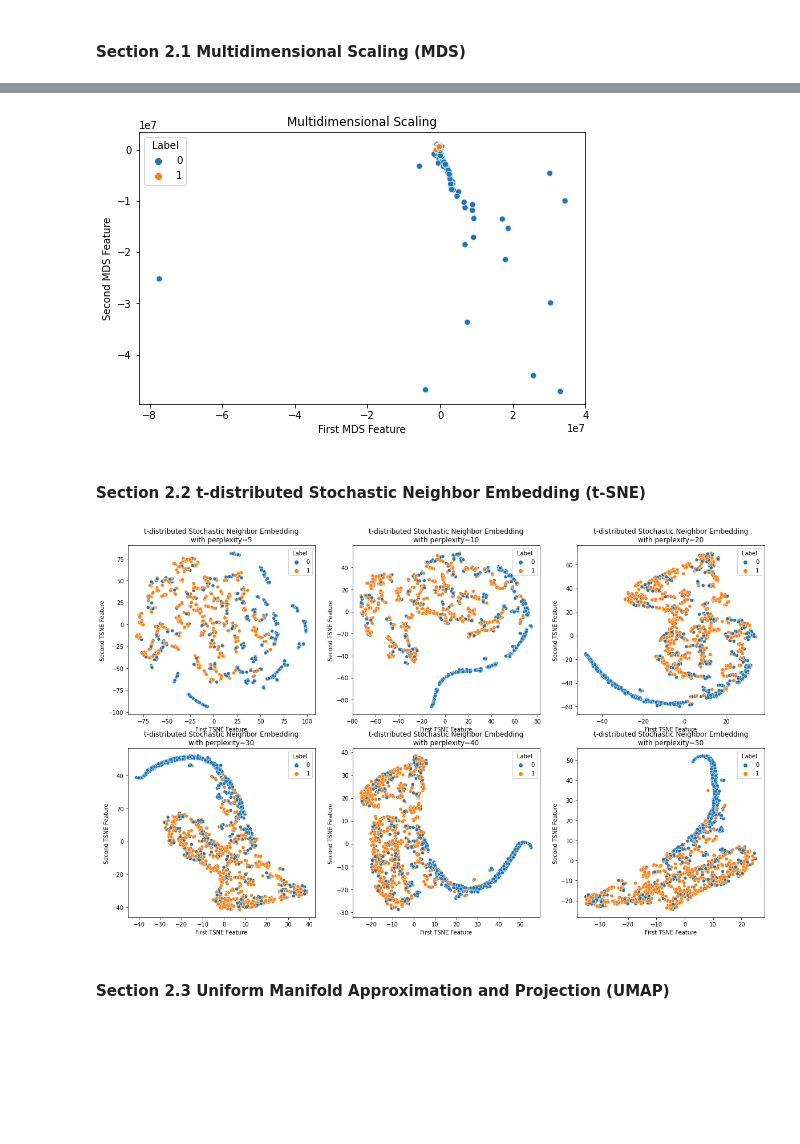
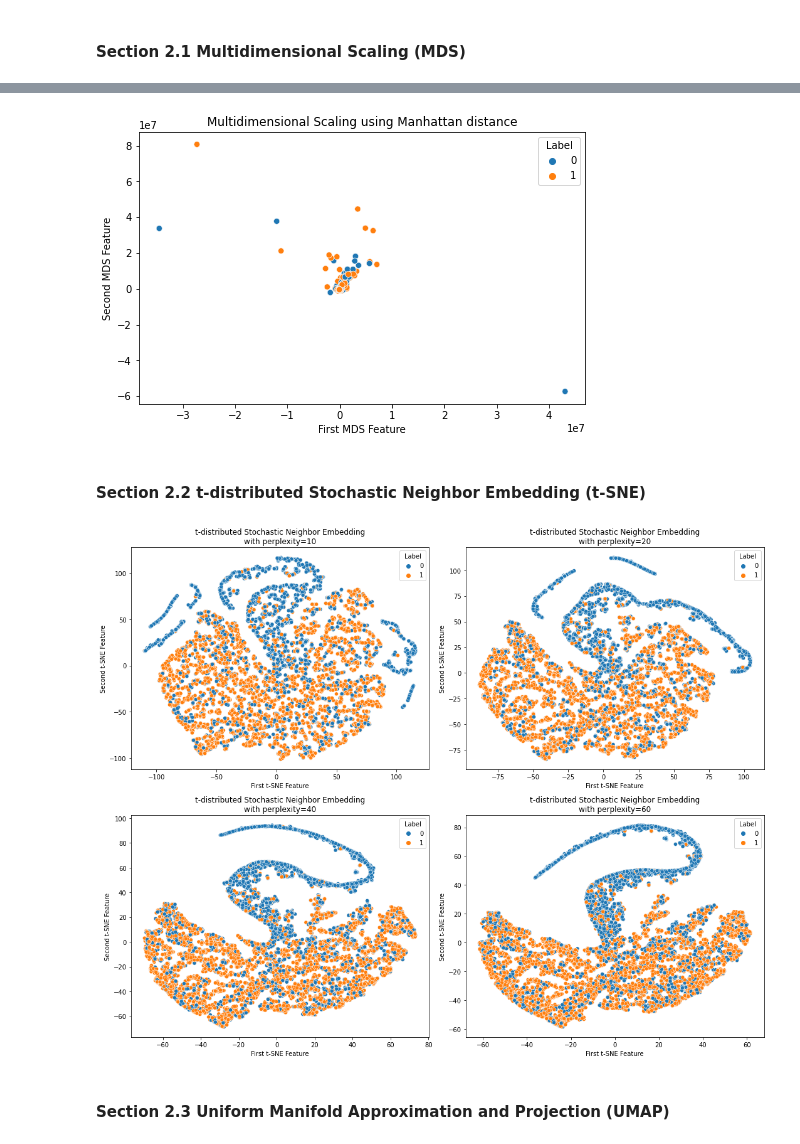
Before and after one commit to MarlonShakespeare/Milestone-2, a Jupyter notebook: unsupervised_vis.ipynb, the cells around one changed output, grey strips where cells are left out. Saved outputs shown, nothing was run; the diff lists cells and outputs as text; code cells hidden in the pictures; blank space fills up the shorter version.

```diff
--- a/unsupervised_vis.ipynb
+++ b/unsupervised_vis.ipynb
@@ -15,7 +17,7 @@ warnings.filterwarnings('ignore')
 ### Section 1 Load and prep the Data
 # %%
 # get Data
-train_df = pd.read_json('Twibot-20/data_creation/test_df_stage_1.json')
+train_df = pd.read_json('Twibot-20/data_creation/train_final_dataset.json')
 
 sentement_dict = {
     'Positive': 1,
@@ -24,7 +26,8 @@ sentement_dict = {
 
 train_df['sentiment'] = train_df['sentiment'].apply(lambda x: sentement_dict[x])
 
-X = train_df.drop(['ID', 'profile', 'tweet', 'neighbor', 'domain', 'label'], axis=1)
+X = train_df.drop(['ID', 'profile', 'tweet', 'neighbor', 'domain', 'label', 'topic_dist'], axis=1)
+X.fillna(0, inplace=True)
 y = train_df.loc[:, 'label']
 X.sample(5)
 # %% [output]
@@ -59,29 +67,30 @@ def plot_mds(X, y, use_manhatten = False):
 # %%
-plot_mds(X, y, use_manhatten=True)
+plot_mds(mds_X, use_manhatten=True, random_state=RANDOM_SEED)
 # %% [output]
-[figure, old version]
+[figure, new version]
 # %% [markdown]
 #### Section 2.2 t-distributed Stochastic Neighbor Embedding (t-SNE)
 # %%
 # t-SNEE preserves local distance not global distance thus should only be used for visualization
 # does not preserve cluster separation or density
-def plot_tsne(X, y, perplexity=30.0, ax=None):
-    tsne_feats = TSNE(perplexity=perplexity).fit_transform(X)
+def plot_tsne(X, y, perplexity=30.0, ax=None, random_state=None):
+    tsne_feats = TSNE(perplexity=perplexity, random_state=random_state).fit_transform(X)
     tsne_dataframe = pd.concat([pd.DataFrame(tsne_feats), pd.Series(y)], axis=1, ignore_index=True)
-    tsne_dataframe.columns = ['First TSNE Feature', 'Second TSNE Feature', 'Label']
+    tsne_dataframe.columns = ['First t-SNE Feature', 'Second t-SNE Feature', 'Label']
 
-    ax = sns.scatterplot(x='First TSNE Feature', y='Second TSNE Feature', hue='Label', data=tsne_dataframe, ax=ax)
+    ax = sns.scatterplot(x='First t-SNE Feature', y='Second t-SNE Feature', hue='Label', data=tsne_dataframe, ax=ax)
     ax.set_title(f't-distributed Stochastic Neighbor Embedding\nwith perplexity={perplexity}')
 # %%
-perplexity = [5, 10, 20, 30, 40, 50]
+perplexity = [10, 20, 40, 60]
 
-fig, axes = plt.subplots(2, 3, figsize=(20, 12))
+
+fig, axes = plt.subplots(2, 2, figsize=(15, 12))
 
 for index, ax in enumerate(axes.flatten()):
-    plot_tsne(X, y, perplexity=perplexity[index], ax=ax)
+    plot_tsne(X, y, perplexity=perplexity[index], ax=ax, random_state=RANDOM_SEED)
 plt.tight_layout()
 # %% [output]
-[figure, old version]
+[figure, new version]
 # %% [markdown]
 #### Section 2.3 Uniform Manifold Approximation and Projection (UMAP)
 # %%
```
Also changed, not shown: parts of 6 cells of this notebook, 4 other files.
